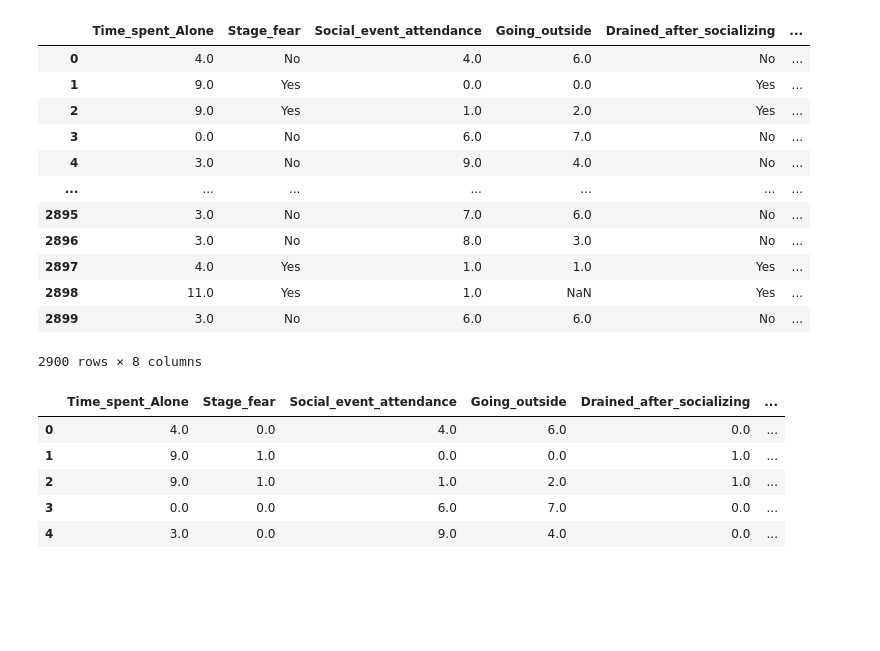
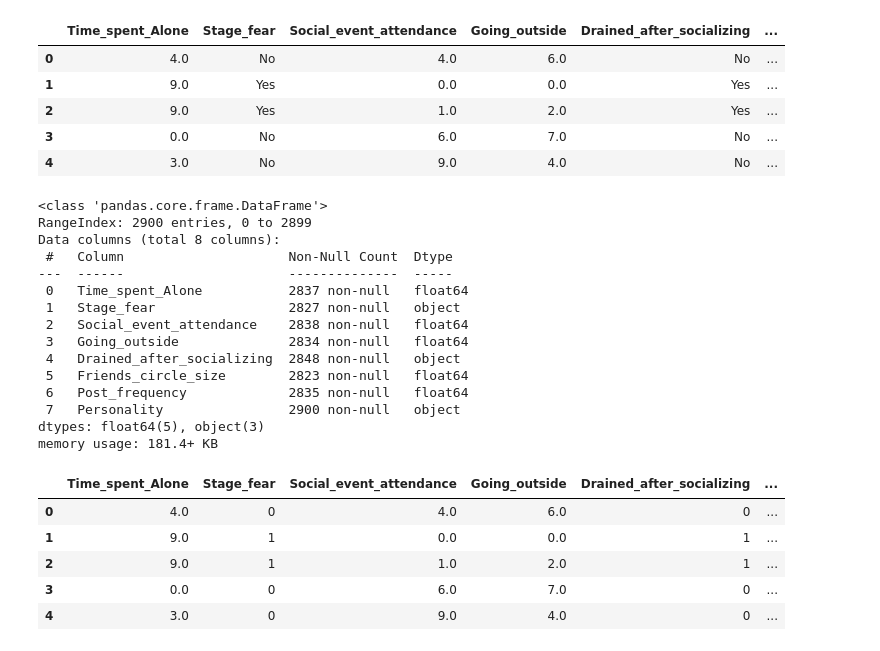
Before and after one commit to julygomez1/TP_Final_Mat3, a Jupyter notebook: Analisis de datos.ipynb, the cells around one changed output. Cells and saved outputs as stored; diff of their text form; code cells hidden in the pictures; blank space fills up the shorter version.

```diff
--- a/Analisis de datos.ipynb
+++ b/Analisis de datos.ipynb
@@ -1,38 +1,54 @@
 # %%
 import pandas as pd
 import matplotlib.pyplot as plt
 
 #Agregando csv y librerías necesarias
 data = pd.read_csv('personality_dataset.csv',sep = ',',decimal='.')
 df = pd.DataFrame(data)
 
-df
+df.head()
 # %% [output]
 |  | Time_spent_Alone | Stage_fear | Social_event_attendance | Going_outside | Drained_after_socializing | ... |
 | 0 | 4.0 | No | 4.0 | 6.0 | No | ... |
 | 1 | 9.0 | Yes | 0.0 | 0.0 | Yes | ... |
 | 2 | 9.0 | Yes | 1.0 | 2.0 | Yes | ... |
 | 3 | 0.0 | No | 6.0 | 7.0 | No | ... |
 | 4 | 3.0 | No | 9.0 | 4.0 | No | ... |
-| ... | ... | ... | ... | ... | ... | ... |
-| 2895 | 3.0 | No | 7.0 | 6.0 | No | ... |
-| 2896 | 3.0 | No | 8.0 | 3.0 | No | ... |
-| 2897 | 4.0 | Yes | 1.0 | 1.0 | Yes | ... |
-| 2898 | 11.0 | Yes | 1.0 | NaN | Yes | ... |
-| 2899 | 3.0 | No | 6.0 | 6.0 | No | ... |
-2900 rows × 8 columns
+# %%
+df.info()
+# %% [output]
+<class 'pandas.core.frame.DataFrame'>
+RangeIndex: 2900 entries, 0 to 2899
+Data columns (total 8 columns):
+ #   Column                     Non-Null Count  Dtype
+---  ------                     --------------  -----
+ 0   Time_spent_Alone           2837 non-null   float64
+ 1   Stage_fear                 2827 non-null   object
+ 2   Social_event_attendance    2838 non-null   float64
+ 3   Going_outside              2834 non-null   float64
+ 4   Drained_after_socializing  2848 non-null   object
+ 5   Friends_circle_size        2823 non-null   float64
+ 6   Post_frequency             2835 non-null   float64
+ 7   Personality                2900 non-null   object
+dtypes: float64(5), object(3)
+memory usage: 181.4+ KB
 # %%
 #Cambio Yes y No por 1 y 0 para que entren en el análisis
-df.replace({"Yes": 1, "No": 0}, inplace=True)
+from sklearn.preprocessing import LabelEncoder
+
+categorical_cols =['Stage_fear','Drained_after_socializing','Personality'] #extrovert = 1, introvert = 0
+for col in categorical_cols:
+    encoder = LabelEncoder()
+    df[col] = encoder.fit_transform(df[col])
 
 df.head()
 # %% [output]
 |  | Time_spent_Alone | Stage_fear | Social_event_attendance | Going_outside | Drained_after_socializing | ... |
-| 0 | 4.0 | 0.0 | 4.0 | 6.0 | 0.0 | ... |
-| 1 | 9.0 | 1.0 | 0.0 | 0.0 | 1.0 | ... |
-| 2 | 9.0 | 1.0 | 1.0 | 2.0 | 1.0 | ... |
-| 3 | 0.0 | 0.0 | 6.0 | 7.0 | 0.0 | ... |
-| 4 | 3.0 | 0.0 | 9.0 | 4.0 | 0.0 | ... |
+| 0 | 4.0 | 0 | 4.0 | 6.0 | 0 | ... |
+| 1 | 9.0 | 1 | 0.0 | 0.0 | 1 | ... |
+| 2 | 9.0 | 1 | 1.0 | 2.0 | 1 | ... |
+| 3 | 0.0 | 0 | 6.0 | 7.0 | 0 | ... |
+| 4 | 3.0 | 0 | 9.0 | 4.0 | 0 | ... |
 # %%
 df_stats=df.describe().T
 print("Estadísticas descriptivas:")
```
Also changed, not shown: parts of 3 cells of this notebook.
